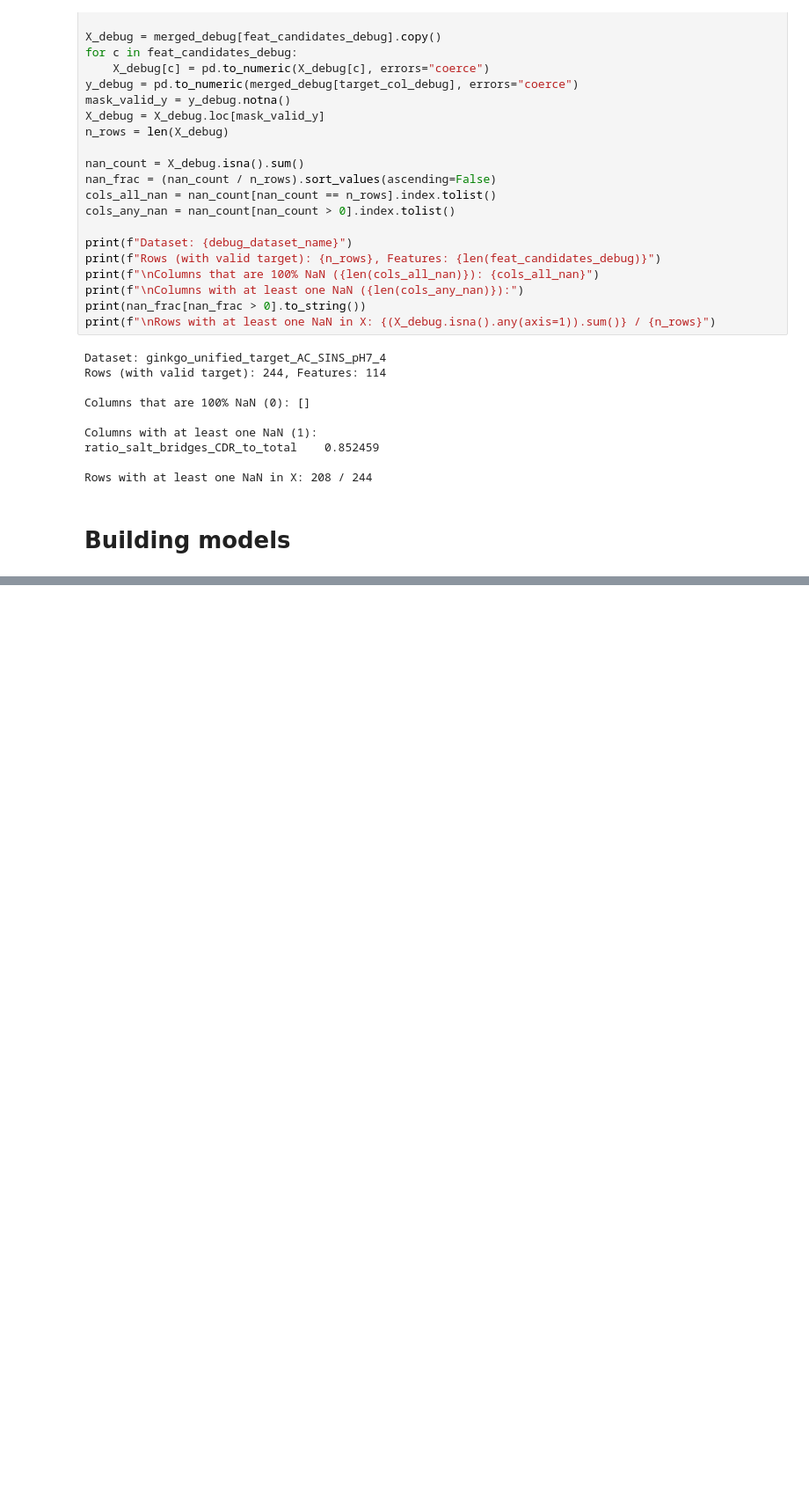
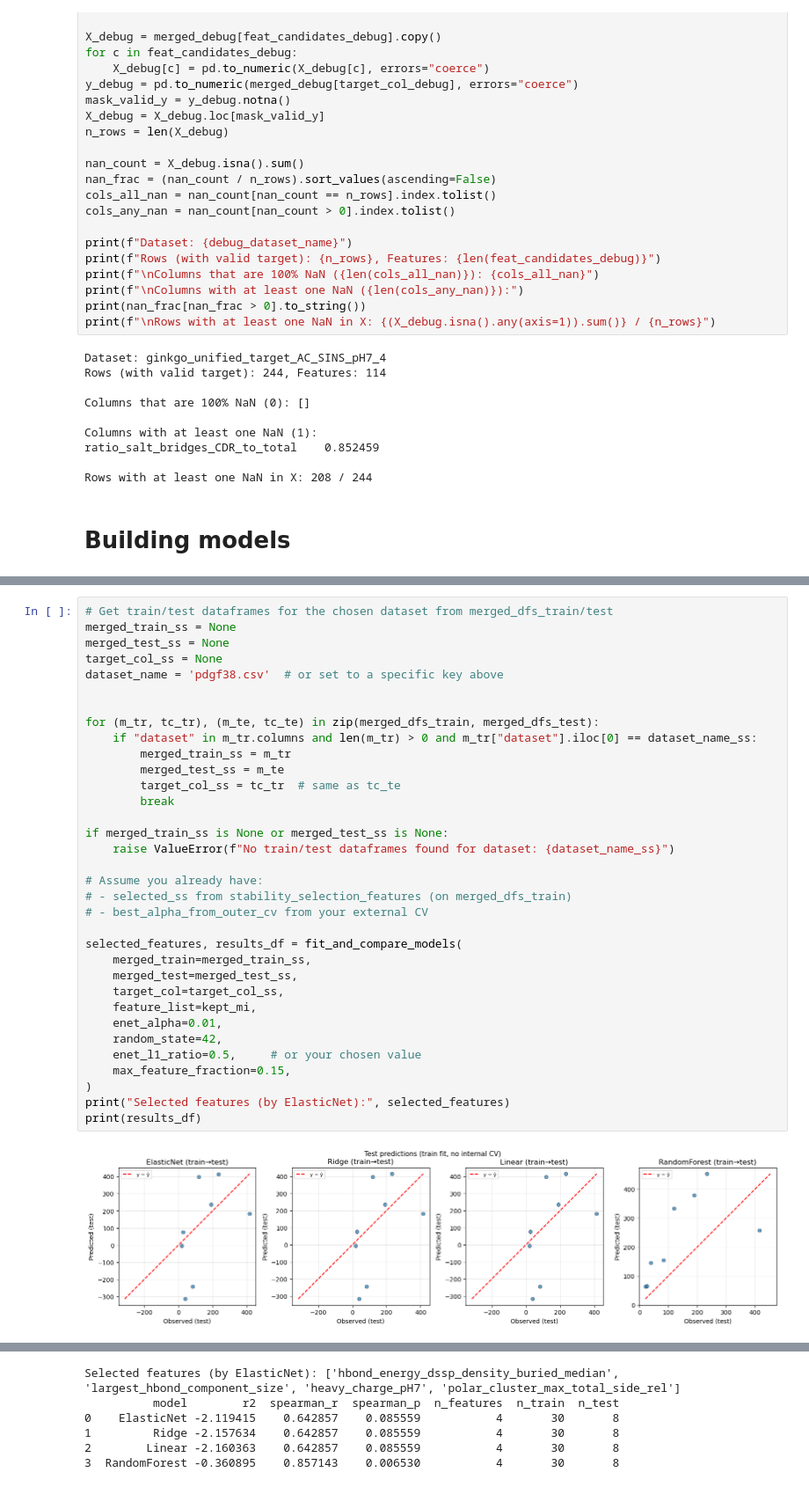
Before and after one commit to katyachemistry/kitAb, a Jupyter notebook: clean_validation.ipynb, the cells around one changed output, grey strips where cells are left out. Shown at 88% size. Saved outputs shown, nothing was run; the diff lists cells and outputs as text; blank space fills up the shorter version.

```diff
--- a/clean_validation.ipynb
+++ b/clean_validation.ipynb
@@ -2847,0 +3151,36 @@ Dropped pairs (kept, dropped, feat-feat r, target_r_kept, target_r_dropped):
+# %%
+# Get train/test dataframes for the chosen dataset from merged_dfs_train/test
+merged_train_ss = None
+merged_test_ss = None
+target_col_ss = None
+dataset_name = 'pdgf38.csv'  # or set to a specific key above
+
+
+for (m_tr, tc_tr), (m_te, tc_te) in zip(merged_dfs_train, merged_dfs_test):
+    if "dataset" in m_tr.columns and len(m_tr) > 0 and m_tr["dataset"].iloc[0] == dataset_name_ss:
+        merged_train_ss = m_tr
+        merged_test_ss = m_te
+        target_col_ss = tc_tr  # same as tc_te
+        break
+
+if merged_train_ss is None or merged_test_ss is None:
+    raise ValueError(f"No train/test dataframes found for dataset: {dataset_name_ss}")
+
+# Assume you already have:
+# - selected_ss from stability_selection_features (on merged_dfs_train)
+# - best_alpha_from_outer_cv from your external CV
+
+selected_features, results_df = fit_and_compare_models(
+    merged_train=merged_train_ss,
+    merged_test=merged_test_ss,
+    target_col=target_col_ss,
+    feature_list=kept_mi,
+    enet_alpha=0.01,
+    random_state=42,
+    enet_l1_ratio=0.5,     # or your chosen value
+    max_feature_fraction=0.15,
+)
+print("Selected features (by ElasticNet):", selected_features)
+print(results_df)
+# %% [output]
+[figure, added]
@@ -2848 +3188,7 @@ Dropped pairs (kept, dropped, feat-feat r, target_r_kept, target_r_dropped):
+Selected features (by ElasticNet): ['hbond_energy_dssp_density_buried_median', 'largest_hbond_component_size', 'heavy_charge_pH7', 'polar_cluster_max_total_side_rel']
+          model        r2  spearman_r  spearman_p  n_features  n_train  n_test
+0    ElasticNet -2.119415    0.642857    0.085559           4       30       8
+1         Ridge -2.157634    0.642857    0.085559           4       30       8
+2        Linear -2.160363    0.642857    0.085559           4       30       8
+3  RandomForest -0.360895    0.857143    0.006530           4       30       8
 # %%
```
Also changed, not shown: parts of 27 cells of this notebook, 1 other file.
